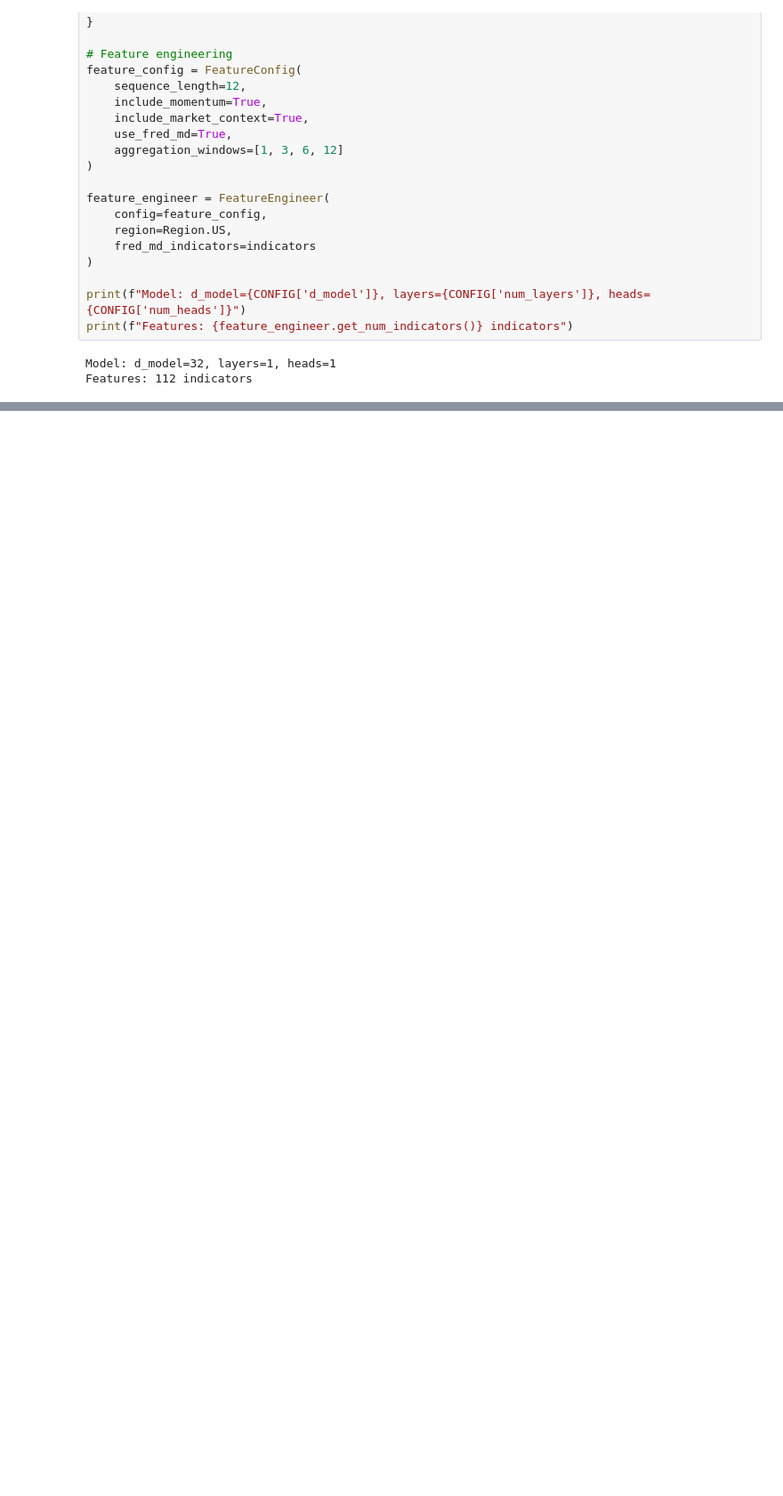
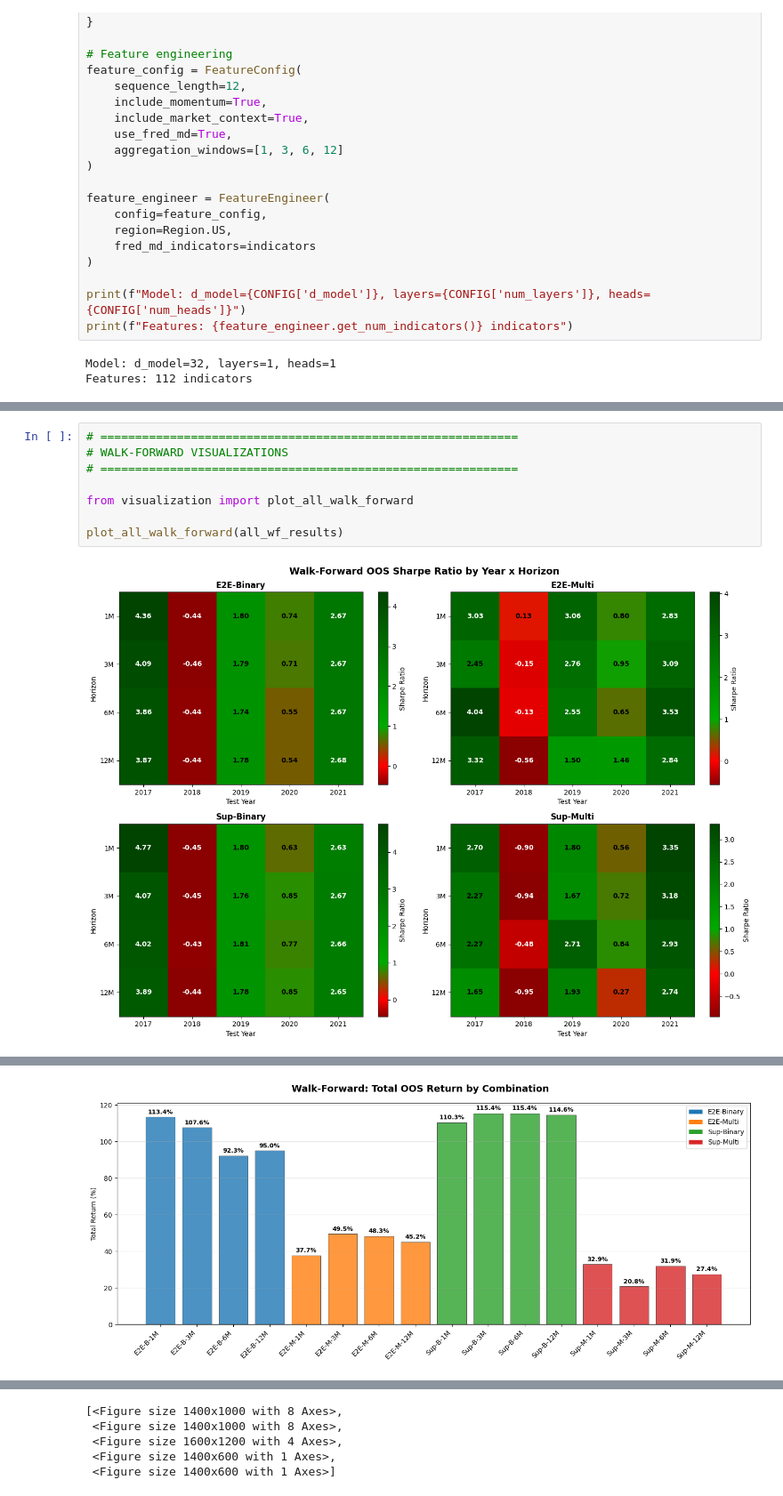
Before and after one commit to Mathis-Royer/Finance-Quant-thinking, a Jupyter notebook: Strategies/factor_allocation_strategy_macro/notebooks/factor_allocation_demo.ipynb, the cells around one changed output, grey strips where cells are left out. Shown at 89% size. Cells and saved outputs as stored; diff of their text form; blank space fills up the shorter version.

Commit message:
feat: Implement a three-step evaluation pipeline with enhanced metrics, dedicated visualization for walk-forward and holdout analysis, and new feature selection and hyperparameter tuning utilities.

```diff
--- a/Strategies/factor_allocation_strategy_macro/notebooks/factor_allocation_demo.ipynb
+++ b/Strategies/factor_allocation_strategy_macro/notebooks/factor_allocation_demo.ipynb
@@ -254,0 +418,10 @@ E2E        Multi        6M            +0.6722    +0.1939    -0.1099          -
+# %%
+# ============================================================
+# WALK-FORWARD VISUALIZATIONS
+# ============================================================
+
+from visualization import plot_all_walk_forward
+
+plot_all_walk_forward(all_wf_results)
+# %% [output]
+[figure, added]
@@ -254,0 +430 @@ E2E        Multi        6M            +0.6722    +0.1939    -0.1099          -
+[figure, added]
@@ -254,0 +449,5 @@ E2E        Multi        6M            +0.6722    +0.1939    -0.1099          -
+[<Figure size 1400x1000 with 8 Axes>,
+ <Figure size 1400x1000 with 8 Axes>,
+ <Figure size 1600x1200 with 4 Axes>,
+ <Figure size 1400x600 with 1 Axes>,
+ <Figure size 1400x600 with 1 Axes>]
```
Also changed, not shown: parts of 16 cells of this notebook, 19 other files.
